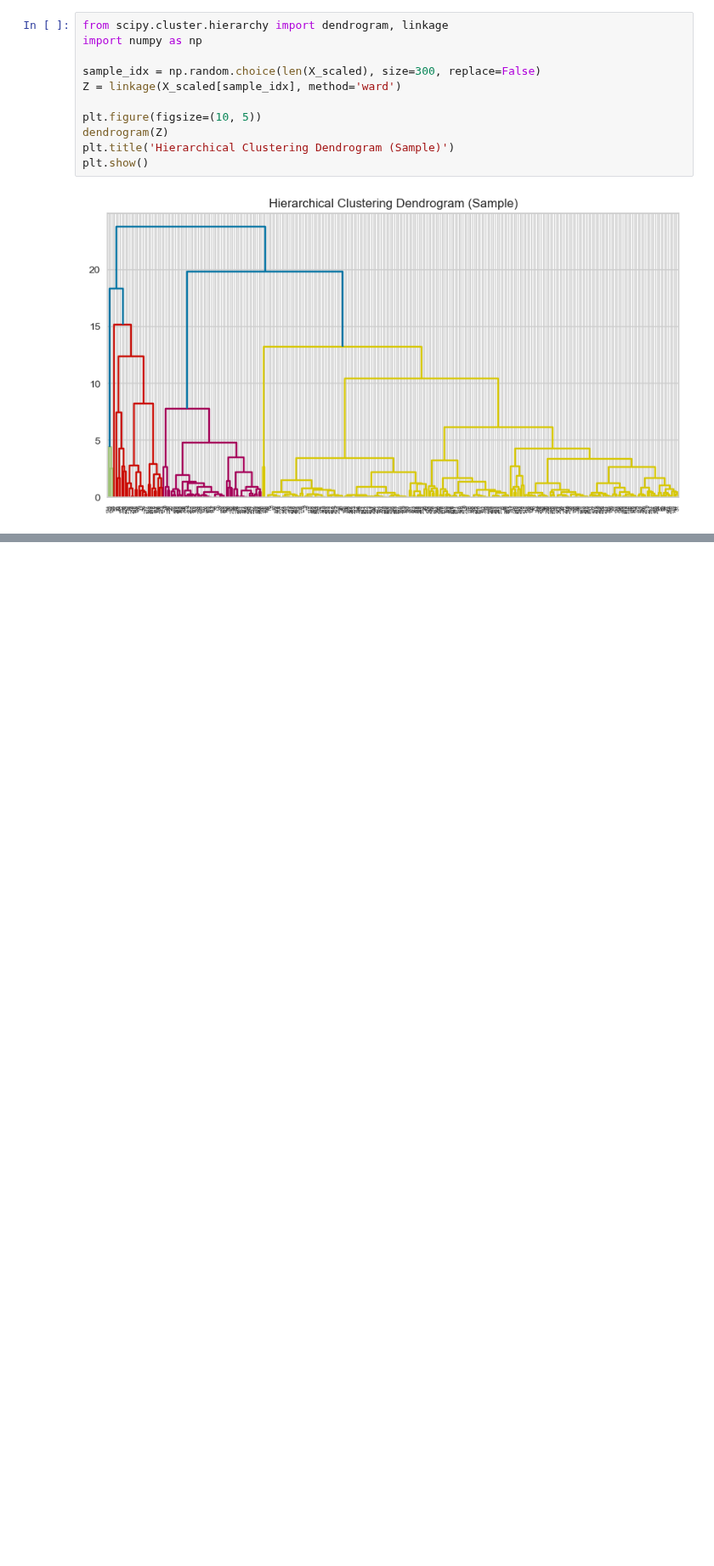
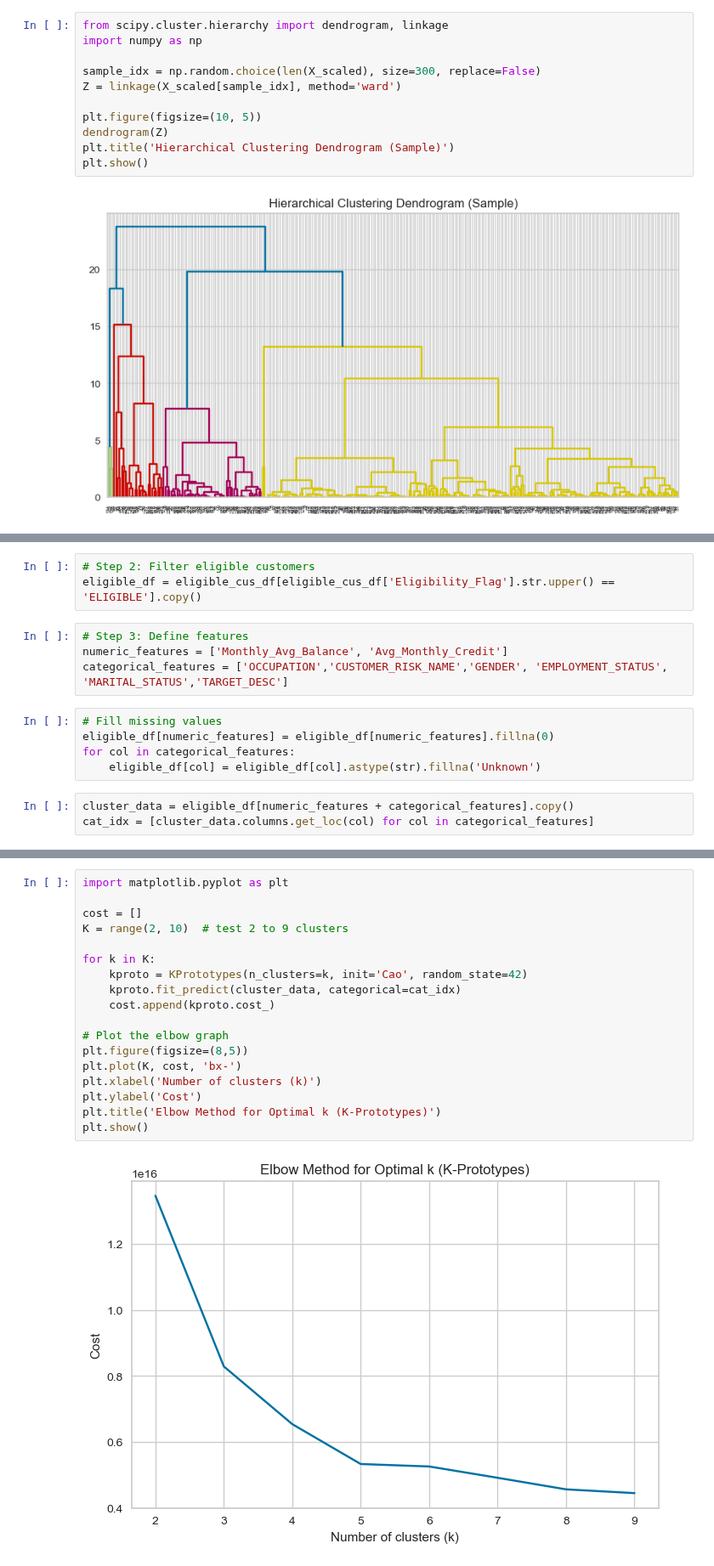
Before and after one commit to Kavindya-1/FYP, a Jupyter notebook: Initial notebook.ipynb, the cells around one changed output, grey strips where cells are left out. Shown at 85% size. Cells and saved outputs as stored; diff of their text form; blank space fills up the shorter version.

Commit message:
defining the model K-prototypes and plotting the cost for each cluster (K)

```diff
--- a/Initial notebook.ipynb
+++ b/Initial notebook.ipynb
@@ -727,0 +743,15 @@ plt.show()
+# %%
+# Step 2: Filter eligible customers
+eligible_df = eligible_cus_df[eligible_cus_df['Eligibility_Flag'].str.upper() == 'ELIGIBLE'].copy()
+# %%
+# Step 3: Define features
+numeric_features = ['Monthly_Avg_Balance', 'Avg_Monthly_Credit']
+categorical_features = ['OCCUPATION','CUSTOMER_RISK_NAME','GENDER', 'EMPLOYMENT_STATUS', 'MARITAL_STATUS','TARGET_DESC']
+# %%
+# Fill missing values
+eligible_df[numeric_features] = eligible_df[numeric_features].fillna(0)
+for col in categorical_features:
+    eligible_df[col] = eligible_df[col].astype(str).fillna('Unknown')
+# %%
+cluster_data = eligible_df[numeric_features + categorical_features].copy()
+cat_idx = [cluster_data.columns.get_loc(col) for col in categorical_features]
@@ -727,0 +774,20 @@ plt.show()
+# %%
+import matplotlib.pyplot as plt
+
+cost = []
+K = range(2, 10)  # test 2 to 9 clusters
+
+for k in K:
+    kproto = KPrototypes(n_clusters=k, init='Cao', random_state=42)
+    kproto.fit_predict(cluster_data, categorical=cat_idx)
+    cost.append(kproto.cost_)
+
+# Plot the elbow graph
+plt.figure(figsize=(8,5))
+plt.plot(K, cost, 'bx-')
+plt.xlabel('Number of clusters (k)')
+plt.ylabel('Cost')
+plt.title('Elbow Method for Optimal k (K-Prototypes)')
+plt.show()
+# %% [output]
+[figure, added]
```
Also changed, not shown: parts of 4 cells of this notebook.
